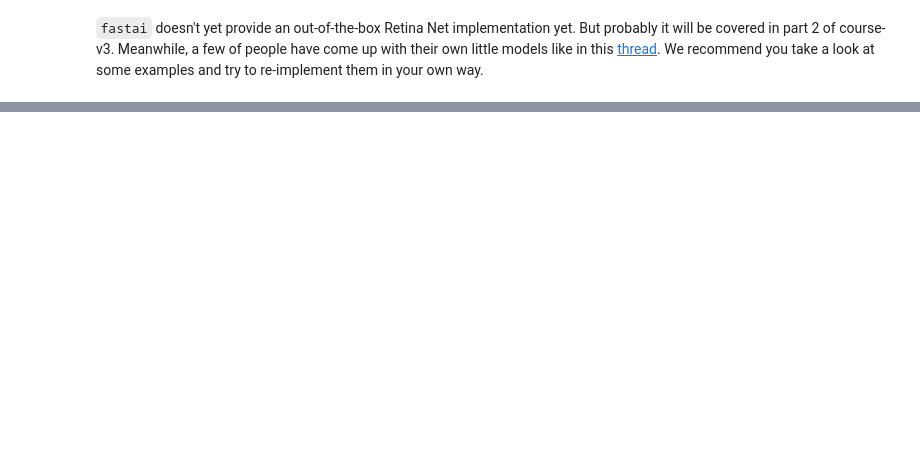
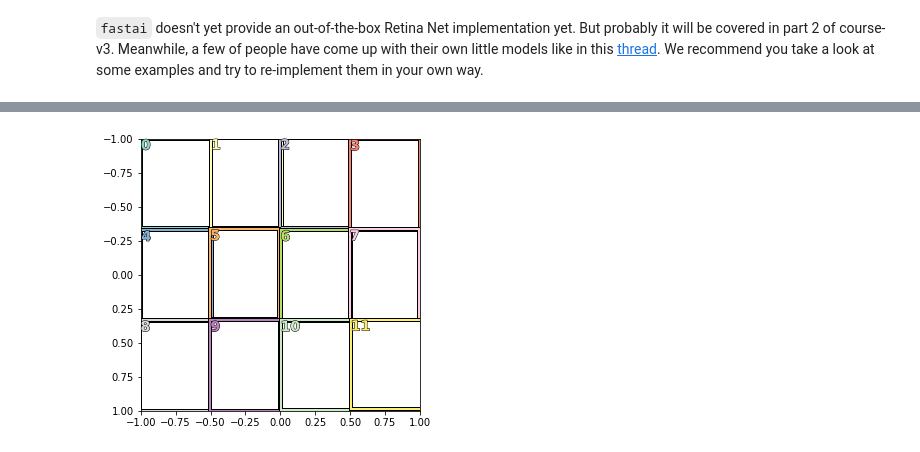
Before and after one commit to Machine-Learning-Tokyo/MLT-x-fastai, a Jupyter notebook: mini-lessons/vision/pneumonia.ipynb, the cells around one changed output, grey strips where cells are left out. Saved outputs shown, nothing was run; the diff lists cells and outputs as text; code cells hidden in the pictures; blank space fills up the shorter version.

```diff
--- a/mini-lessons/vision/pneumonia.ipynb
+++ b/mini-lessons/vision/pneumonia.ipynb
@@ -246,0 +415,20 @@ data.show_batch()
+# %%
+def activ_to_bbox(acts, anchors, flatten=True):
+    "Extrapolate bounding boxes on anchors from the model activations."
+    if flatten:
+        acts.mul_(acts.new_tensor([[0.1, 0.1, 0.2, 0.2]])) #Can't remember where those scales come from, but they help regularize
+        centers = anchors[...,2:] * acts[...,:2] + anchors[...,:2]
+        sizes = anchors[...,2:] * torch.exp(acts[...,:2])
+        return torch.cat([centers, sizes], -1)
+    else: return [activ_to_bbox(act,anc) for act,anc in zip(acts, anchors)]
+    return res
+# %%
+size=(3,4)
+anchors = create_grid(size)
+anchors = torch.cat([anchors, torch.tensor([2/size[0],2/size[1]]).expand_as(anchors)], 1)
+activations = torch.randn(size[0]*size[1], 4) * 0.1
+bboxes = activ_to_bbox(activations, anchors)
+# %%
+show_boxes(bboxes)
+# %% [output]
+[figure, added]
```
Also changed, not shown: parts of 52 cells of this notebook.
